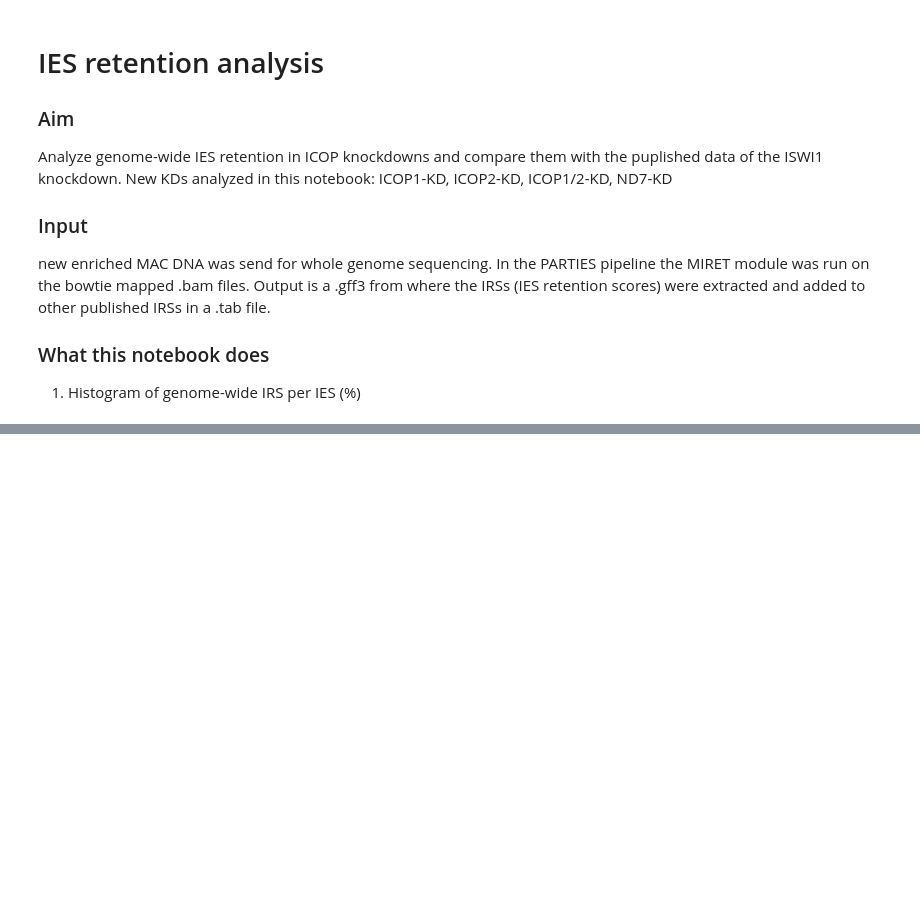
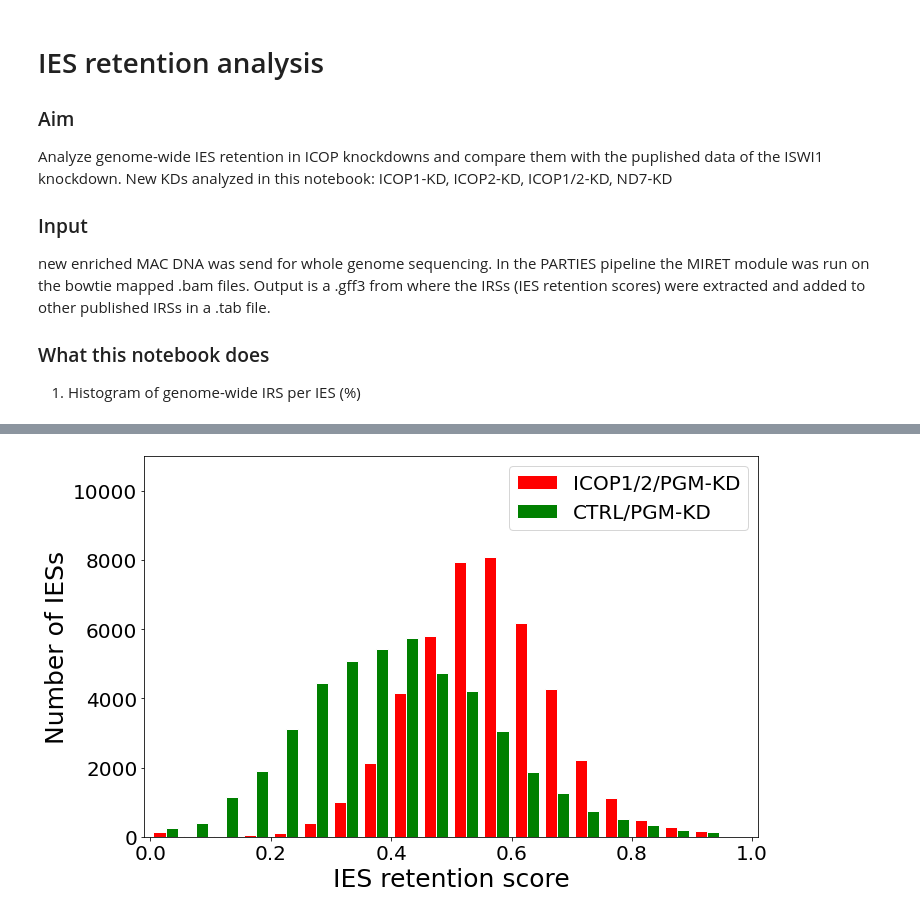
Before and after one commit to Swart-lab/ICOP_code, a Jupyter notebook: IES_retention/IES_Retention_scores_ICOP_paper.ipynb, the cells around one changed output, grey strips where cells are left out. Cells and saved outputs as stored; diff of their text form; code cells hidden in the pictures; blank space fills up the shorter version.

```diff
--- a/IES_retention/IES_Retention_scores_ICOP_paper.ipynb
+++ b/IES_retention/IES_Retention_scores_ICOP_paper.ipynb
@@ -74,0 +75,23 @@ plt.savefig("ICOPs_ISWI_IRS_s.pdf", bbox_inches='tight')
+# %%
+#plot the genome-wide IES retention score distribution (cropped)
+
+# retrive data of interest from dictionary
+kds_subset_ICOP_nuc = { k : kds[k] for k in ['ICOP1_2_PGM_MAC', 'CTRL_PGM_MAC_ICOP'] }
+
+labels = ['ICOP1/2/PGM-KD','CTRL/PGM-KD']
+
+plt.figure(figsize=(11,7))
+hist(kds_subset_ICOP_nuc.values(), bins=np.arange(0, 1.0, 0.05), ec='white', log=False,
+     color=['red','green'],
+     label=labels)
+axis(ymax=11000, xmax=1.01, xmin=-0.01)
+plt.ylabel("Number of IESs", wrap = True, fontsize = 25)
+plt.xlabel("IES retention score", wrap = True, fontsize = 25)
+plt.xticks(fontsize=20)
+plt.yticks(fontsize=20)
+plt.legend(fontsize = 20);
+
+
+plt.savefig("ICOP_nucKD_IRS.pdf", bbox_inches='tight')
+# %% [output]
+[figure, added]
```
Also changed, not shown: parts of 4 cells of this notebook.
